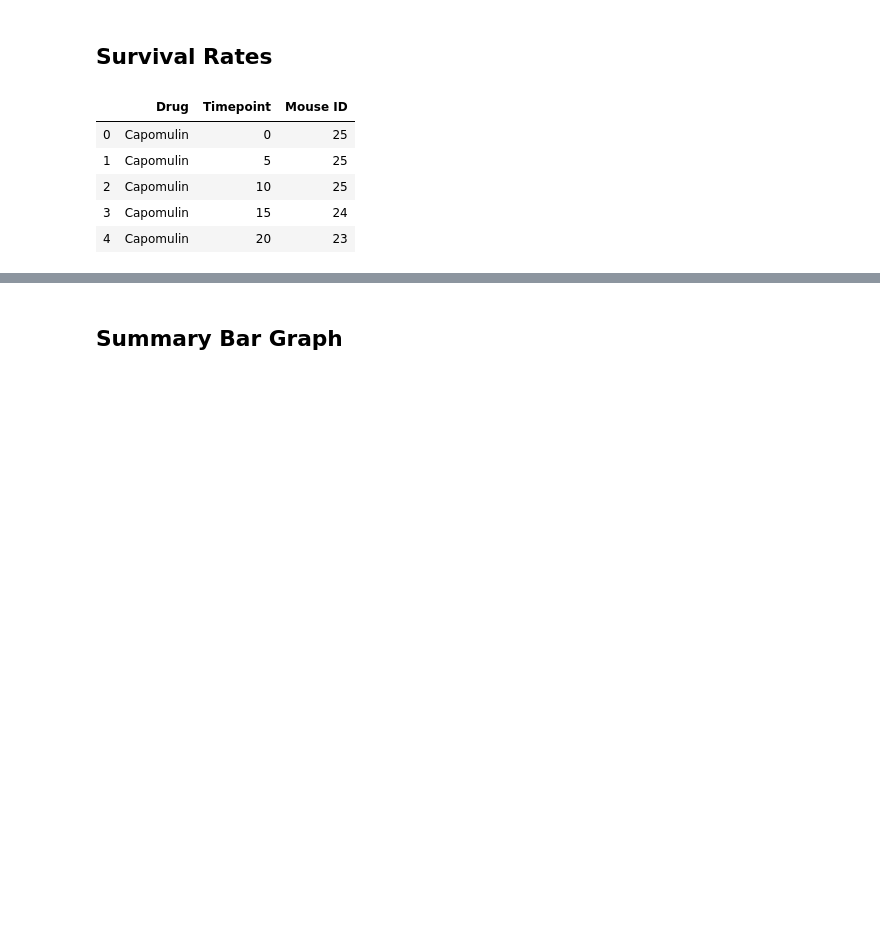
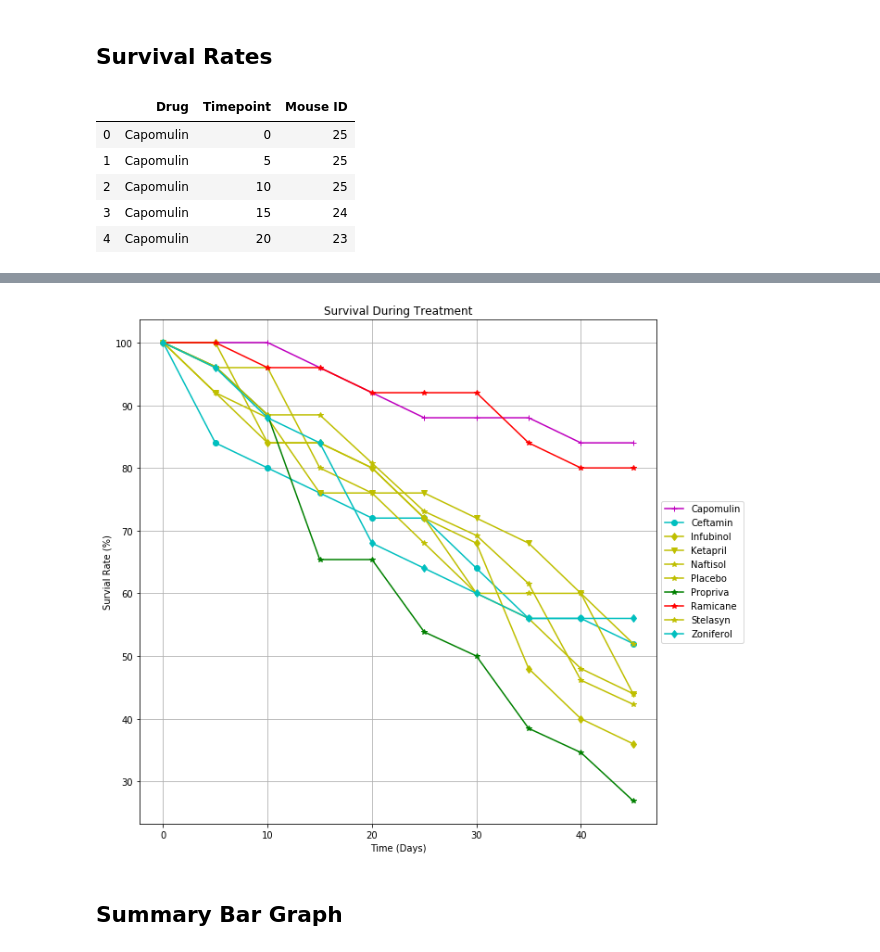
Before and after one commit to phamkdaniel/Pymaceuticals, a Jupyter notebook: pymaceuticals_starter.ipynb, the cells around one changed output, grey strips where cells are left out. Cells and saved outputs as stored; diff of their text form; code cells hidden in the pictures; blank space fills up the shorter version.

```diff
--- a/pymaceuticals_starter.ipynb
+++ b/pymaceuticals_starter.ipynb
@@ -315,3 +316,49 @@ plt.show()
+# %%
+# set figure size
+plt.figure(figsize=(10, 10))
+
+
+
+# plt.plot(timepoint, mouse_summary_df["Capomulin"] / mouse_summary_df["Capomulin"][0] *100,
+#          color="r", marker= "o", label="Capomulin")
+# plt.plot(timepoint, mouse_summary_df["Infubinol"] / mouse_summary_df["Infubinol"][0] *100,
+#          color="b", marker= "^", label="Infubinol")
+# plt.plot(timepoint, mouse_summary_df["Ketapril"] / mouse_summary_df["Ketapril"][0] *100,
+#          color="g", marker= "s", label="Ketapril")
+# plt.plot(timepoint, mouse_summary_df["Placebo"] / mouse_summary_df["Placebo"][0] *100,
+#          color="k", marker= "d", label="Placebo")
+
+
+
+# Generate the Plot (with Error Bars)
+# plot mouse survival for all drugs
+for drug in drugs:
+    survive =  mouse_summary_df[drug] / mouse_summary_df[drug][0] *100
+    plt.plot(timepoint, survive, color=random.choice(clrs), marker=random.choice(mkrs), label=drug)
+
+
+# create title and x,y labels
+plt.title("Survival During Treatment")
+plt.xlabel("Time (Days)")
+plt.ylabel("Survial Rate (%)")
+
+
+# create legend
+plt.legend(loc="center left", bbox_to_anchor=(1,0.5))
+
+
+# set grid
+plt.grid()
+
+
+# save figure
+# plt.savefig("treatment_survival.png")
+
+
+# show figure
+plt.show()
+# %% [output]
+[figure, added]
 # %% [markdown]
 ## Summary Bar Graph
 # %%
```
Also changed, not shown: parts of 24 cells of this notebook.
